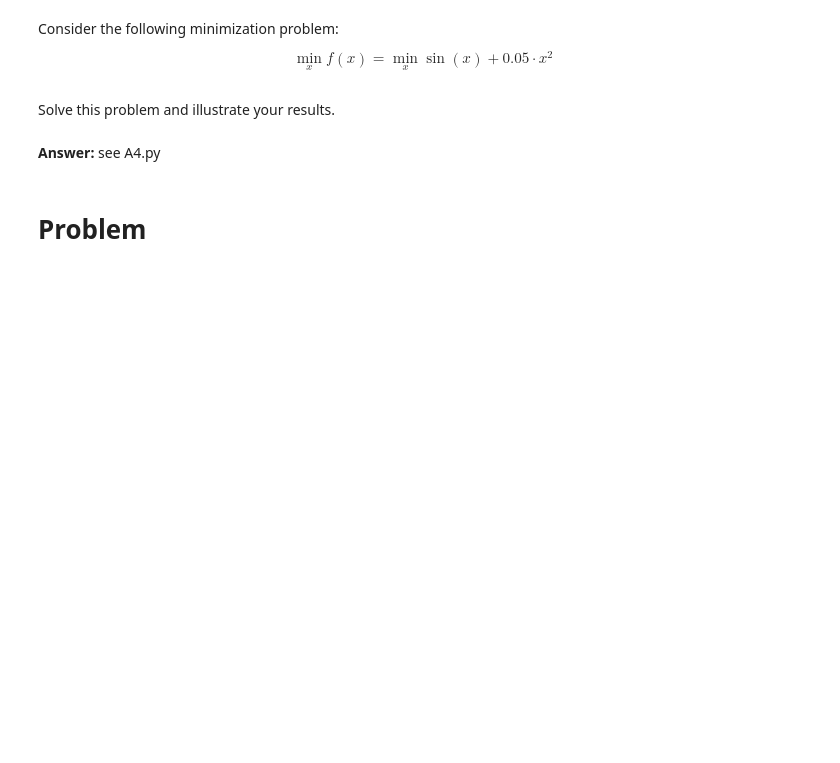
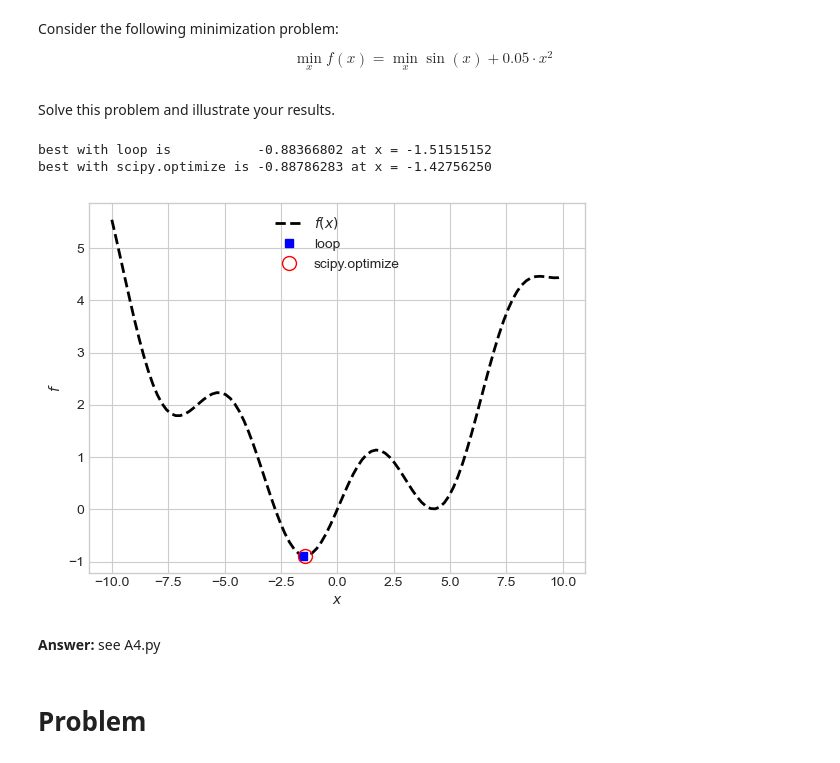
Before and after one commit to gcd196/Egen-mappe, a Jupyter notebook: Classes/Fourth class (First exercises)/problem_set_1.ipynb, the cells around one changed output. Drawn from its saved outputs; the diff is of its cells as text; code cells hidden in the pictures; blank space fills up the shorter version.

```diff
--- a/Classes/Fourth class (First exercises)/problem_set_1.ipynb
+++ b/Classes/Fourth class (First exercises)/problem_set_1.ipynb
@@ -89,36 +119,57 @@ Solve this problem and illustrate your results.
 # %%
 # update this code
 import numpy as np
 
 # a. define function
 def f(x):
-    return 0 # wrong line
+    f=np.sin(x)+0.05*x**2
+    return f # wrong line
 
 # b. solution using a loop
 N = 100
 x_vec = np.linspace(-10,10,N)
 f_vec = np.empty(N)
 
 f_best = np.inf # initial maximum
 x_best = np.nan # not-a-number
 
-for i,x in enumerate(x_vec):
-    f_now = f_vec[i] = f(x)
-    # missing lines
+for i,x in enumerate(x_vec): #This tries to find the optimal problem.
+    f_now = f_vec[i] = f(x) #This takes the actual value. I.e. the number of x.
+    if f_now < f_best: #Check if the value is lower. Only if it keeps the value and save it as x_best and f_best
+        x_best = x
+        f_best = f_now
 
-# c. solution using scipy optmize
+# c. solution using scipy optmize - Another way to solve it.
 from scipy import optimize
-x_guess = [0]
-# missing line, hint: objective_function = lambda x: ?
-# missing line, hint: res = optimize.minimize(?)
-# x_best_scipy = res.x[0]
-# f_best_scipy = res.fun
+x_guess = [0] #Change the value to 5, if wanna see the problem about this method.
+objective_function = lambda x: f(x[0]) #Necessary to optimize
+res = optimize.minimize(objective_function, x_guess, method='Nelder-Mead')
+x_best_scipy = res.x[0]
+f_best_scipy = res.fun
 
-# d. print
-# missing lines
+#Printing results - Just more advanced way
+print(f'best with loop is           {f_best:.8f} at x = {x_best:.8f}') #Printer resultaterne i fancy way
+print(f'best with scipy.optimize is {f_best_scipy:.8f} at x = {x_best_scipy:.8f}') #Printer resultaterne i fancy way
 
-# e. figure
-# missing lines
+#Showing:
+import matplotlib.pyplot as plt
+fig = plt.figure() # dpi = dots-per-inch (resolution)
+ax = fig.add_subplot(1,1,1) #3D plot.
+
+ax.plot(x_vec,f_vec,ls='--',lw=2,color='black',label='$f(x)$')
+ax.plot(x_best,f_best,ls='',marker='s',color='blue',label='loop') #Plotter værdier for script.
+ax.plot(x_best_scipy,f_best_scipy,ls='',marker='o',
+        markersize=10,markerfacecolor='none',
+        markeredgecolor='red',label='scipy.optimize') #Plotter værdier for script.
+
+ax.set_xlabel('$x$') #Tilføjer labels
+ax.set_ylabel('$f$') #TIlføjer labels
+ax.grid(True) #Lidt usikker på hvad denne gør.
+ax.legend(loc='upper center'); #Placerer legends.
+# %% [output]
+best with loop is           -0.88366802 at x = -1.51515152
+best with scipy.optimize is -0.88786283 at x = -1.42756250
+[figure, added]
 # %% [markdown]
 **Answer:** see A4.py
 # %% [markdown]
```
Also changed, not shown: parts of 6 cells of this notebook.
